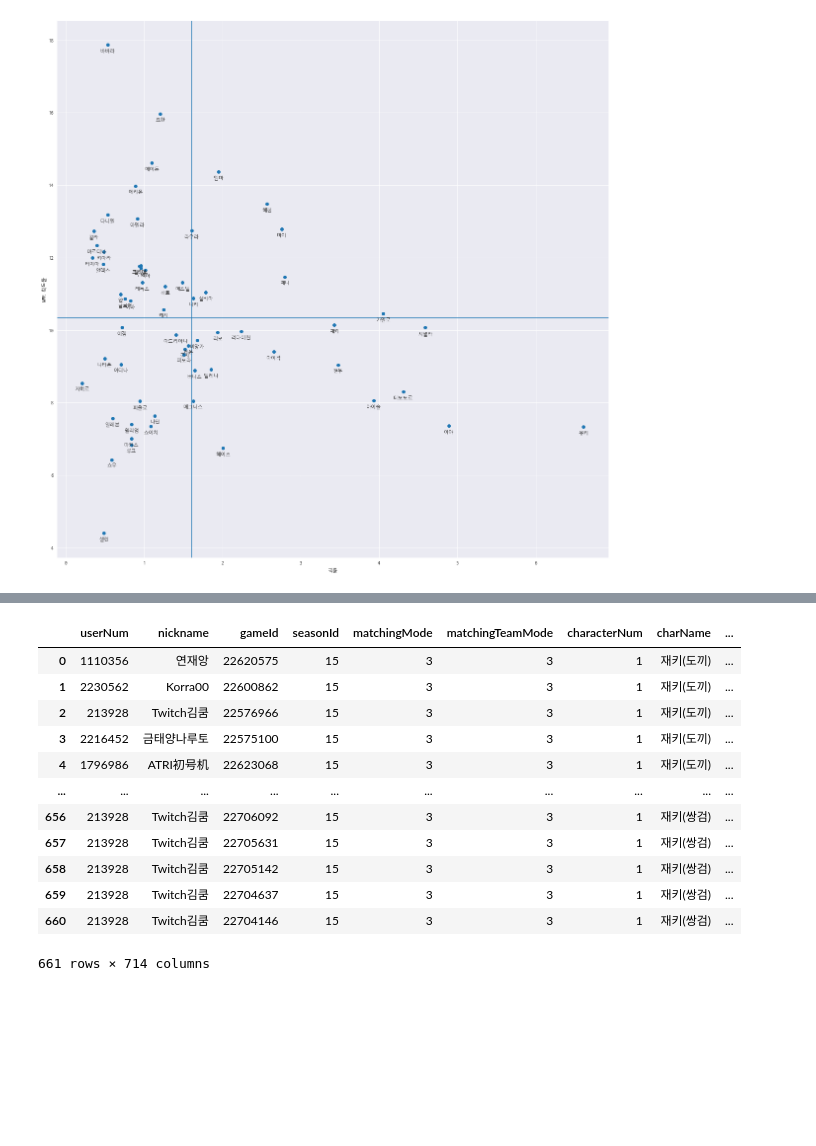
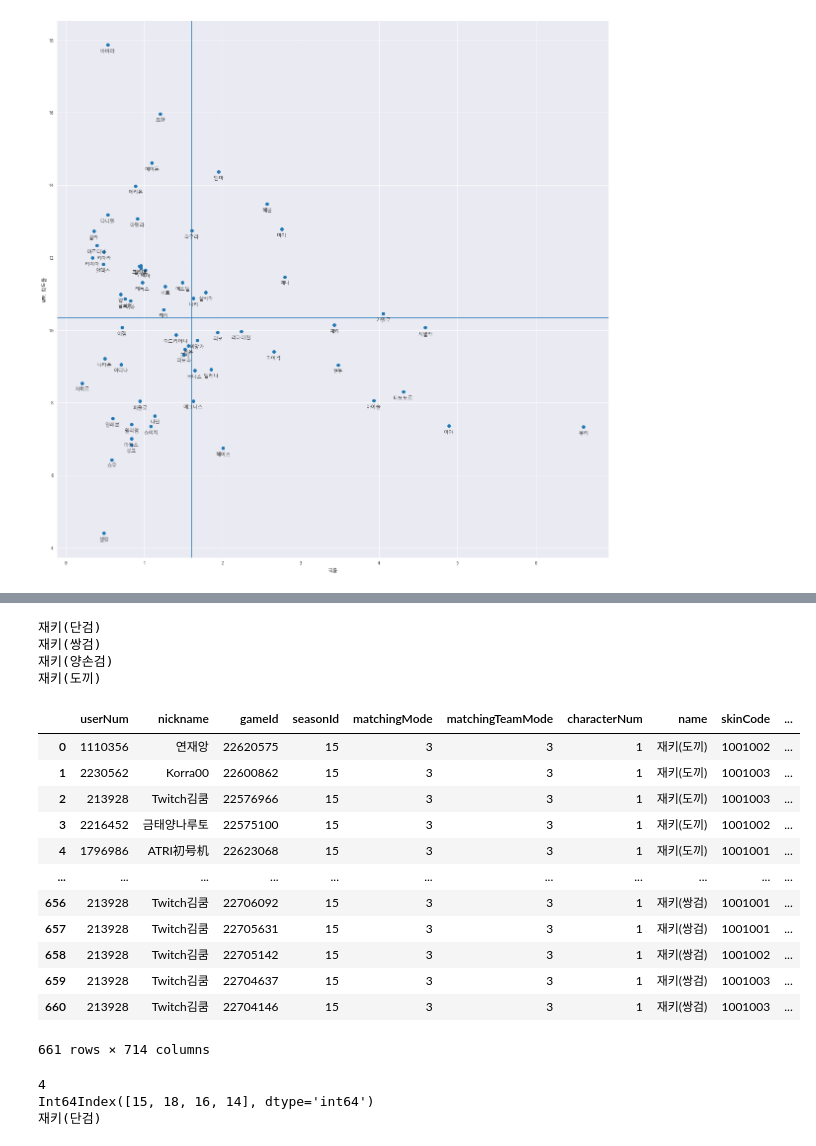
Before and after one commit to discipliner/webCrawling, a Jupyter notebook: analysis.ipynb, the cells around one changed output, grey strips where cells are left out. Saved outputs shown, nothing was run; the diff lists cells and outputs as text; code cells hidden in the pictures; blank space fills up the shorter version.

```diff
--- a/analysis.ipynb
+++ b/analysis.ipynb
@@ -559,33 +529,51 @@ weapon
+# %%
+# 캐릭터 무기군 분류 샘플
+for i in range(len(Jakie.bestWeapon.value_counts())):
+    print(f'{characterNamesKr[characterNamesKr.code == Jakie.characterNum[0]].values[0][1]}({weapon[weapon.num == Jakie[Jakie.bestWeapon == Jakie.bestWeapon.value_counts().index[i]].bestWeapon.values[0]].name.values[0]})')
+# %% [output]
+재키(단검)
+재키(쌍검)
+재키(양손검)
+재키(도끼)
 # %%
+# 노가다 샘플
 Jakie_axe = pd.DataFrame()
 Jakie_axe = pd.concat([Jakie_axe,Jakie[Jakie.bestWeapon==14]],ignore_index=True)
-Jakie_axe.insert(7,'charName','재키(도끼)')
+Jakie_axe.insert(7,'name','재키(도끼)')
 Jakie_axe
 Jakie_dagger = pd.DataFrame()
 Jakie_dagger = pd.concat([Jakie_dagger,Jakie[Jakie.bestWeapon==15]],ignore_index=True)
-Jakie_dagger.insert(7,'charName','재키(단검)')
+Jakie_dagger.insert(7,'name','재키(단검)')
 Jakie_dagger
 Jakie_THsward = pd.DataFrame()
 Jakie_THsward = pd.concat([Jakie_THsward,Jakie[Jakie.bestWeapon==16]],ignore_index=True)
-Jakie_THsward.insert(7,'charName','재키(양손검)')
+Jakie_THsward.insert(7,'name','재키(양손검)')
 Jakie_THsward
 Jakie_Dsward = pd.DataFrame()
 Jakie_Dsward = pd.concat([Jakie_Dsward,Jakie[Jakie.bestWeapon==18]],ignore_index=True)
-Jakie_Dsward.insert(7,'charName','재키(쌍검)')
+Jakie_Dsward.insert(7,'name','재키(쌍검)')
 Jakie_Dsward
 Jakie_all = pd.concat([Jakie_axe,Jakie_dagger,Jakie_THsward,Jakie_Dsward],ignore_index=True)
 Jakie_all
 # %% [output]
-|  | userNum | nickname | gameId | seasonId | matchingMode | matchingTeamMode | characterNum | charName | ... |
-| 0 | 1110356 | 연재앙 | 22620575 | 15 | 3 | 3 | 1 | 재키(도끼) | ... |
-| 1 | 2230562 | Korra00 | 22600862 | 15 | 3 | 3 | 1 | 재키(도끼) | ... |
-| 2 | 213928 | Twitch김쿰 | 22576966 | 15 | 3 | 3 | 1 | 재키(도끼) | ... |
-| 3 | 2216452 | 금태양나루토 | 22575100 | 15 | 3 | 3 | 1 | 재키(도끼) | ... |
-| 4 | 1796986 | ATRI初号机 | 22623068 | 15 | 3 | 3 | 1 | 재키(도끼) | ... |
-| ... | ... | ... | ... | ... | ... | ... | ... | ... | ... |
-| 656 | 213928 | Twitch김쿰 | 22706092 | 15 | 3 | 3 | 1 | 재키(쌍검) | ... |
-| 657 | 213928 | Twitch김쿰 | 22705631 | 15 | 3 | 3 | 1 | 재키(쌍검) | ... |
-| 658 | 213928 | Twitch김쿰 | 22705142 | 15 | 3 | 3 | 1 | 재키(쌍검) | ... |
-| 659 | 213928 | Twitch김쿰 | 22704637 | 15 | 3 | 3 | 1 | 재키(쌍검) | ... |
-| 660 | 213928 | Twitch김쿰 | 22704146 | 15 | 3 | 3 | 1 | 재키(쌍검) | ... |
+|  | userNum | nickname | gameId | seasonId | matchingMode | matchingTeamMode | characterNum | name | skinCode | ... |
+| 0 | 1110356 | 연재앙 | 22620575 | 15 | 3 | 3 | 1 | 재키(도끼) | 1001002 | ... |
+| 1 | 2230562 | Korra00 | 22600862 | 15 | 3 | 3 | 1 | 재키(도끼) | 1001003 | ... |
+| 2 | 213928 | Twitch김쿰 | 22576966 | 15 | 3 | 3 | 1 | 재키(도끼) | 1001003 | ... |
+| 3 | 2216452 | 금태양나루토 | 22575100 | 15 | 3 | 3 | 1 | 재키(도끼) | 1001002 | ... |
+| 4 | 1796986 | ATRI初号机 | 22623068 | 15 | 3 | 3 | 1 | 재키(도끼) | 1001001 | ... |
+| ... | ... | ... | ... | ... | ... | ... | ... | ... | ... | ... |
+| 656 | 213928 | Twitch김쿰 | 22706092 | 15 | 3 | 3 | 1 | 재키(쌍검) | 1001001 | ... |
+| 657 | 213928 | Twitch김쿰 | 22705631 | 15 | 3 | 3 | 1 | 재키(쌍검) | 1001001 | ... |
+| 658 | 213928 | Twitch김쿰 | 22705142 | 15 | 3 | 3 | 1 | 재키(쌍검) | 1001002 | ... |
+| 659 | 213928 | Twitch김쿰 | 22704637 | 15 | 3 | 3 | 1 | 재키(쌍검) | 1001003 | ... |
+| 660 | 213928 | Twitch김쿰 | 22704146 | 15 | 3 | 3 | 1 | 재키(쌍검) | 1001003 | ... |
 661 rows × 714 columns
+# %%
+print((len(Jakie.bestWeapon.value_counts())))
+print(Jakie.bestWeapon.value_counts().index)
+print(f'{characterNamesKr[characterNamesKr.code == Jakie.characterNum[0]].values[0][1]}({weapon[weapon.num == Jakie[Jakie.bestWeapon == Jakie.bestWeapon.value_counts().index[0]].bestWeapon.values[0]].name.values[0]})')
+# %% [output]
+4
+Int64Index([15, 18, 16, 14], dtype='int64')
+재키(단검)
```
Also changed, not shown: parts of 10 cells of this notebook.
